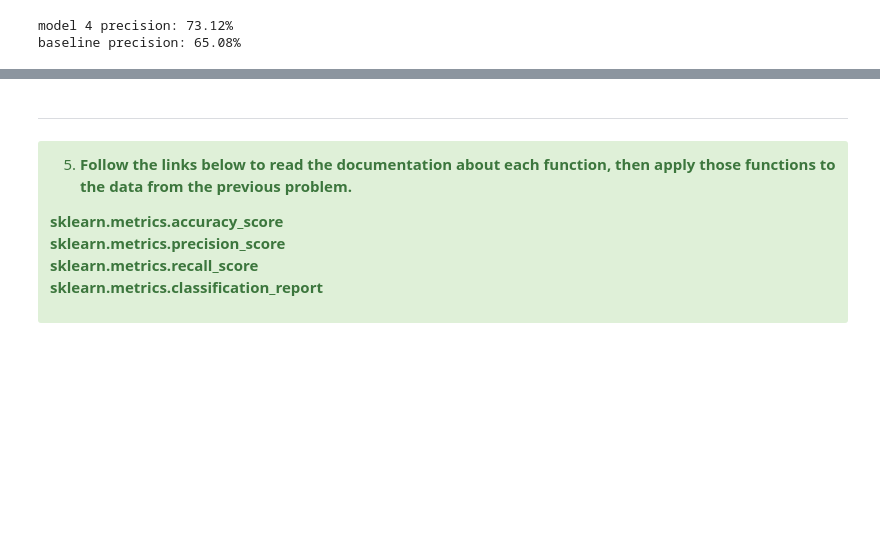
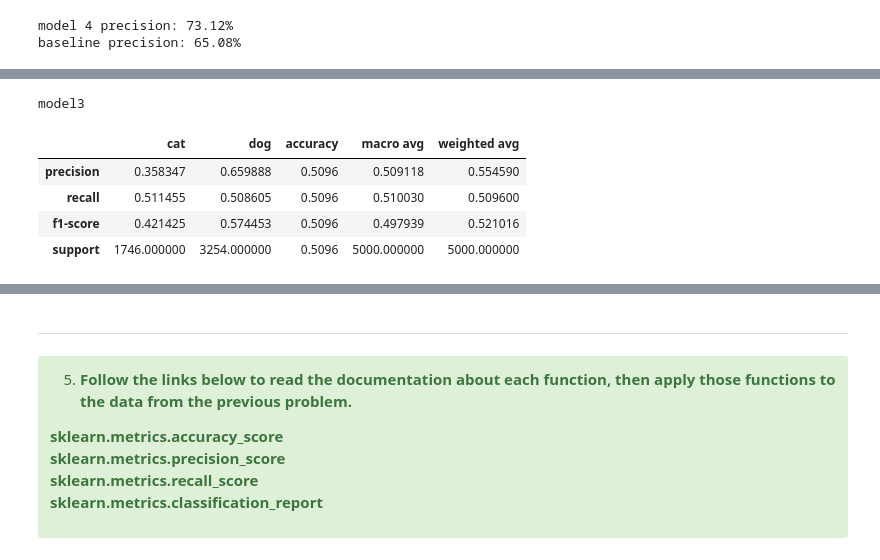
Before and after one commit to Marc-Aradillas/Classification_exercises.ipynb, a Jupyter notebook: model_evaluation.ipynb, the cells around one changed output, grey strips where cells are left out. Drawn from its saved outputs; the diff is of its cells as text; code cells hidden in the pictures; blank space fills up the shorter version.

```diff
--- a/model_evaluation.ipynb
+++ b/model_evaluation.ipynb
@@ -578,0 +611,12 @@ baseline precision: 65.08%
+# %%
+print("model3")
+pd.DataFrame(classification_report(df.actual, df.model3,
+                                   labels = ['cat', 'dog'],
+                                   output_dict=True))
+# %% [output]
+model3
+|  | cat | dog | accuracy | macro avg | weighted avg |
+| precision | 0.358347 | 0.659888 | 0.5096 | 0.509118 | 0.554590 |
+| recall | 0.511455 | 0.508605 | 0.5096 | 0.510030 | 0.509600 |
+| f1-score | 0.421425 | 0.574453 | 0.5096 | 0.497939 | 0.521016 |
+| support | 1746.000000 | 3254.000000 | 0.5096 | 5000.000000 | 5000.000000 |
```
Also changed, not shown: parts of 10 cells of this notebook.
